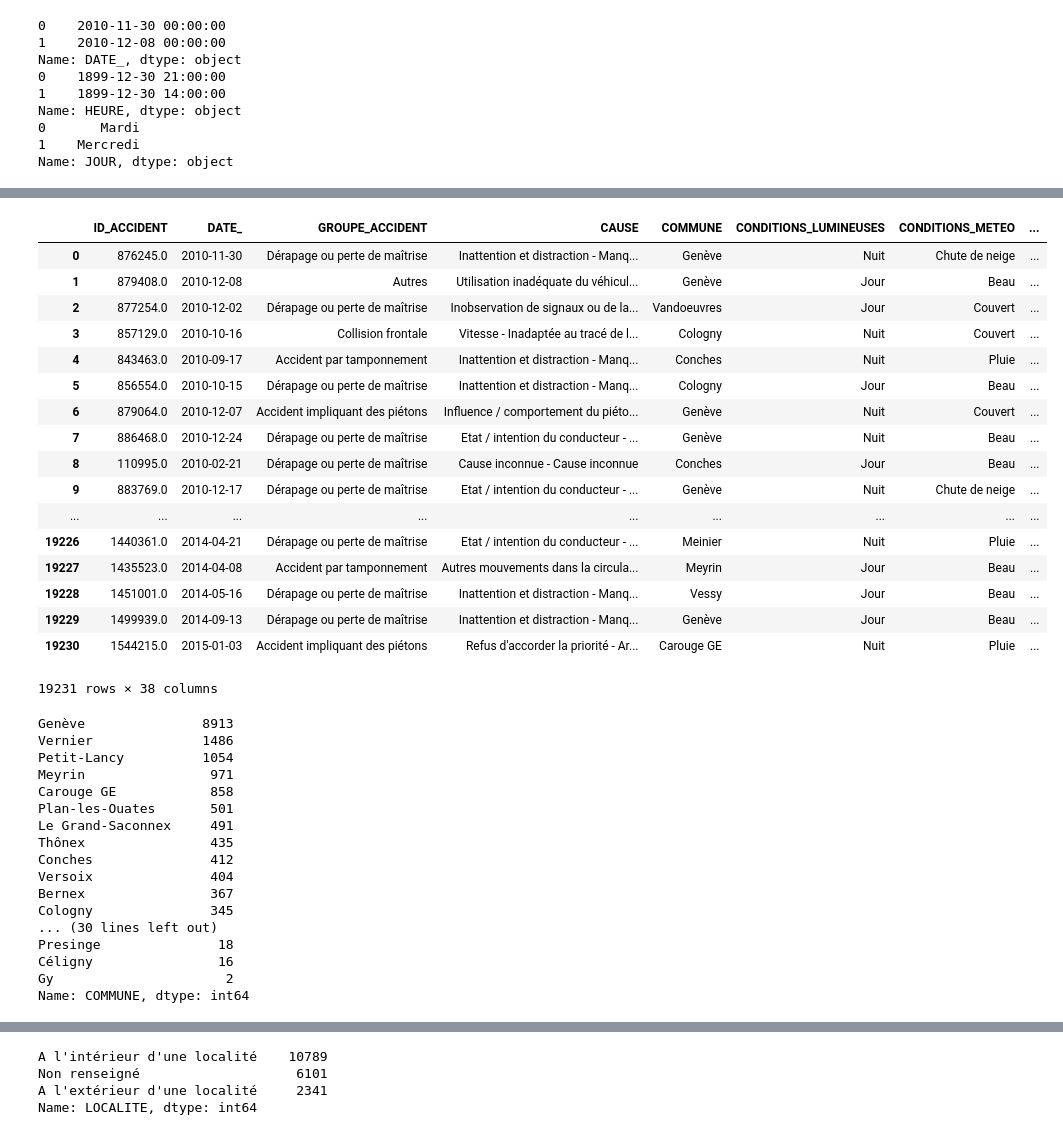
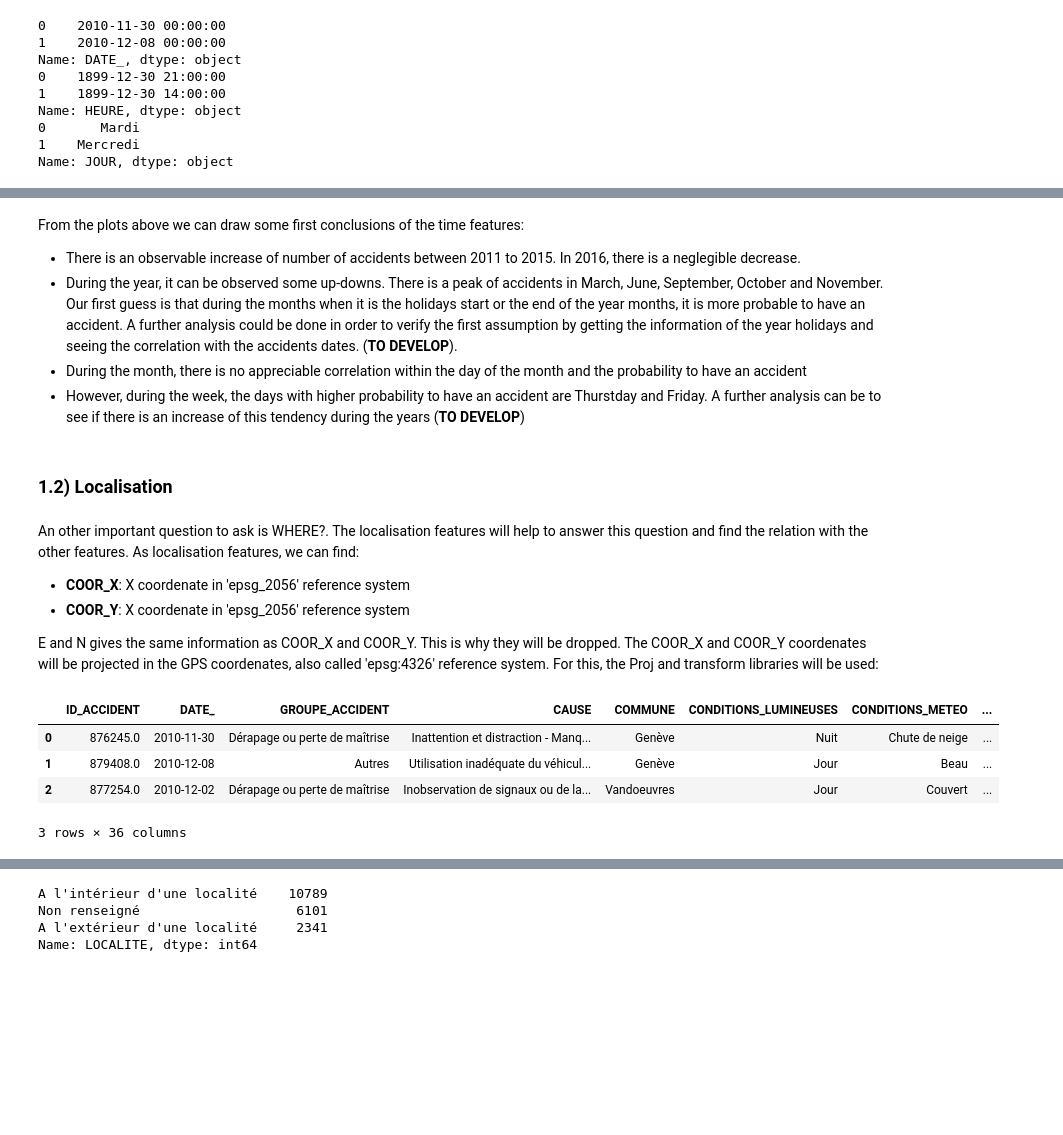
Before and after one commit to LucaZampieri/ADA_homework_LMX, a Jupyter notebook: LMX_Project/Geneva_accidents.ipynb, the cells around one changed output, grey strips where cells are left out. Cells and saved outputs as stored; diff of their text form; code cells hidden in the pictures; blank space fills up the shorter version.

Commit message:
Time and localisation analysis started

```diff
--- a/LMX_Project/Geneva_accidents.ipynb
+++ b/LMX_Project/Geneva_accidents.ipynb
@@ -107,3 +207,18 @@ acc_df['HEURE'] = acc_df['HEURE'].fillna(acc_df['HEURE'].iloc[0])  # Fillna with
+# %% [markdown]
+From the plots above we can draw some first conclusions of the time features:
+- There is an observable increase of number of accidents between 2011 to 2015. In 2016, there is a neglegible decrease.
+- During the year, it can be observed some up-downs. There is a peak of accidents in March, June, September, October and November. Our first guess is that during the months when it is the holidays start or the end of the year months, it is more probable to have an accident. A further analysis could be done in order to verify the first assumption by getting the information of the year holidays and seeing the correlation with the accidents dates. (**TO DEVELOP**).
+- During the month, there is no appreciable correlation within the day of the month and the probability to have an accident
+- However, during the week, the days with higher probability to have an accident are Thurstday and Friday. A further analysis can be to see if there is an increase of this tendency during the years (**TO DEVELOP**)
+# %% [markdown]
+### 1.2) Localisation
+# %% [markdown]
+An other important question to ask is WHERE?. The localisation features will help to answer this question and find the relation with the other features.
+As localisation features, we can find:
+- **COOR_X**: X coordenate in 'epsg_2056' reference system
+- **COOR_Y**: X coordenate in 'epsg_2056' reference system
+
+E and N gives the same information as COOR_X and COOR_Y. This is why they will be dropped. The COOR_X and COOR_Y coordenates will be projected in the GPS coordenates, also called 'epsg:4326' reference system. For this, the Proj and transform libraries will be used:
 # %%
 # projection definition
 p1 = Proj(init='epsg:2056')
@@ -120,24 +235,14 @@ def coord_proj(acc_df,i, p1, p2):
 # %%
 # Project data
 for i in range(0, len(acc_df['COOR_X'])-1):
     acc_df = coord_proj(acc_df,i, p1, p2)
-acc_df
+# Delete unuseful columns
+#del acc_df['N']
+#del acc_df['E']
+acc_df.head(3)
 # %% [output]
 |  | ID_ACCIDENT | DATE_ | GROUPE_ACCIDENT | CAUSE | COMMUNE | CONDITIONS_LUMINEUSES | CONDITIONS_METEO | ... |
 | 0 | 876245.0 | 2010-11-30 | Dérapage ou perte de maîtrise | Inattention et distraction - Manq... | Genève | Nuit | Chute de neige | ... |
 | 1 | 879408.0 | 2010-12-08 | Autres | Utilisation inadéquate du véhicul... | Genève | Jour | Beau | ... |
 | 2 | 877254.0 | 2010-12-02 | Dérapage ou perte de maîtrise | Inobservation de signaux ou de la... | Vandoeuvres | Jour | Couvert | ... |
-| 3 | 857129.0 | 2010-10-16 | Collision frontale | Vitesse - Inadaptée au tracé de l... | Cologny | Nuit | Couvert | ... |
-| 4 | 843463.0 | 2010-09-17 | Accident par tamponnement | Inattention et distraction - Manq... | Conches | Nuit | Pluie | ... |
-| 5 | 856554.0 | 2010-10-15 | Dérapage ou perte de maîtrise | Inattention et distraction - Manq... | Cologny | Jour | Beau | ... |
-| 6 | 879064.0 | 2010-12-07 | Accident impliquant des piétons | Influence / comportement du piéto... | Genève | Nuit | Couvert | ... |
-| 7 | 886468.0 | 2010-12-24 | Dérapage ou perte de maîtrise | Etat / intention du conducteur - ... | Genève | Nuit | Beau | ... |
-| 8 | 110995.0 | 2010-02-21 | Dérapage ou perte de maîtrise | Cause inconnue - Cause inconnue | Conches | Jour | Beau | ... |
-| 9 | 883769.0 | 2010-12-17 | Dérapage ou perte de maîtrise | Etat / intention du conducteur - ... | Genève | Nuit | Chute de neige | ... |
-| ... | ... | ... | ... | ... | ... | ... | ... | ... |
-| 19226 | 1440361.0 | 2014-04-21 | Dérapage ou perte de maîtrise | Etat / intention du conducteur - ... | Meinier | Nuit | Pluie | ... |
-| 19227 | 1435523.0 | 2014-04-08 | Accident par tamponnement | Autres mouvements dans la circula... | Meyrin | Jour | Beau | ... |
-| 19228 | 1451001.0 | 2014-05-16 | Dérapage ou perte de maîtrise | Inattention et distraction - Manq... | Vessy | Jour | Beau | ... |
-| 19229 | 1499939.0 | 2014-09-13 | Dérapage ou perte de maîtrise | Inattention et distraction - Manq... | Genève | Jour | Beau | ... |
-| 19230 | 1544215.0 | 2015-01-03 | Accident impliquant des piétons | Refus d'accorder la priorité - Ar... | Carouge GE | Nuit | Pluie | ... |
-19231 rows × 38 columns
+3 rows × 36 columns
@@ -148,20 +248,0 @@ del acc_df['E']
-# %%
-acc_df.COMMUNE.value_counts()
-# %% [output]
-Genève               8913
-Vernier              1486
-Petit-Lancy          1054
-Meyrin                971
-Carouge GE            858
-Plan-les-Ouates       501
-Le Grand-Saconnex     491
-Thônex                435
-Conches               412
-Versoix               404
-Bernex                367
-Cologny               345
-... (30 lines left out)
-Presinge               18
-Céligny                16
-Gy                      2
-Name: COMMUNE, dtype: int64
```
Also changed, not shown: parts of 23 cells of this notebook.
